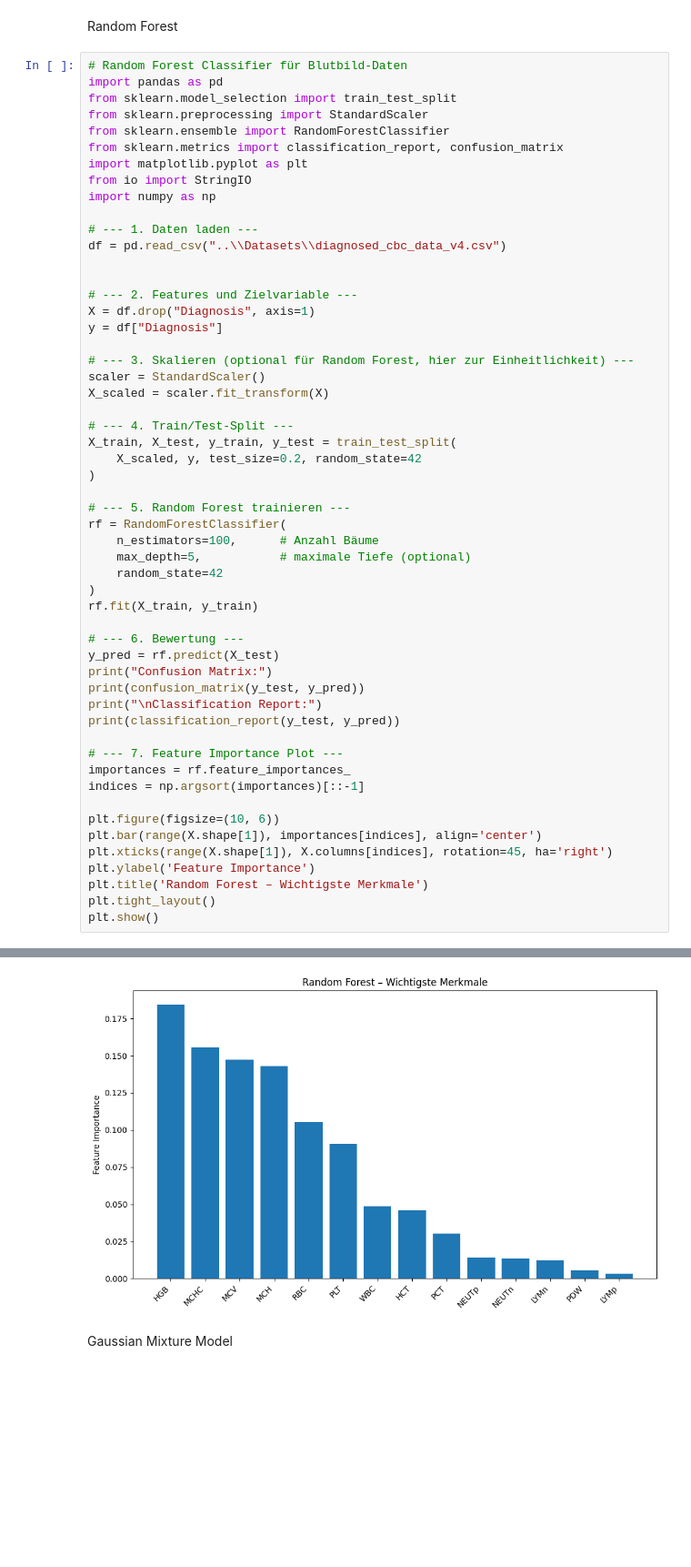
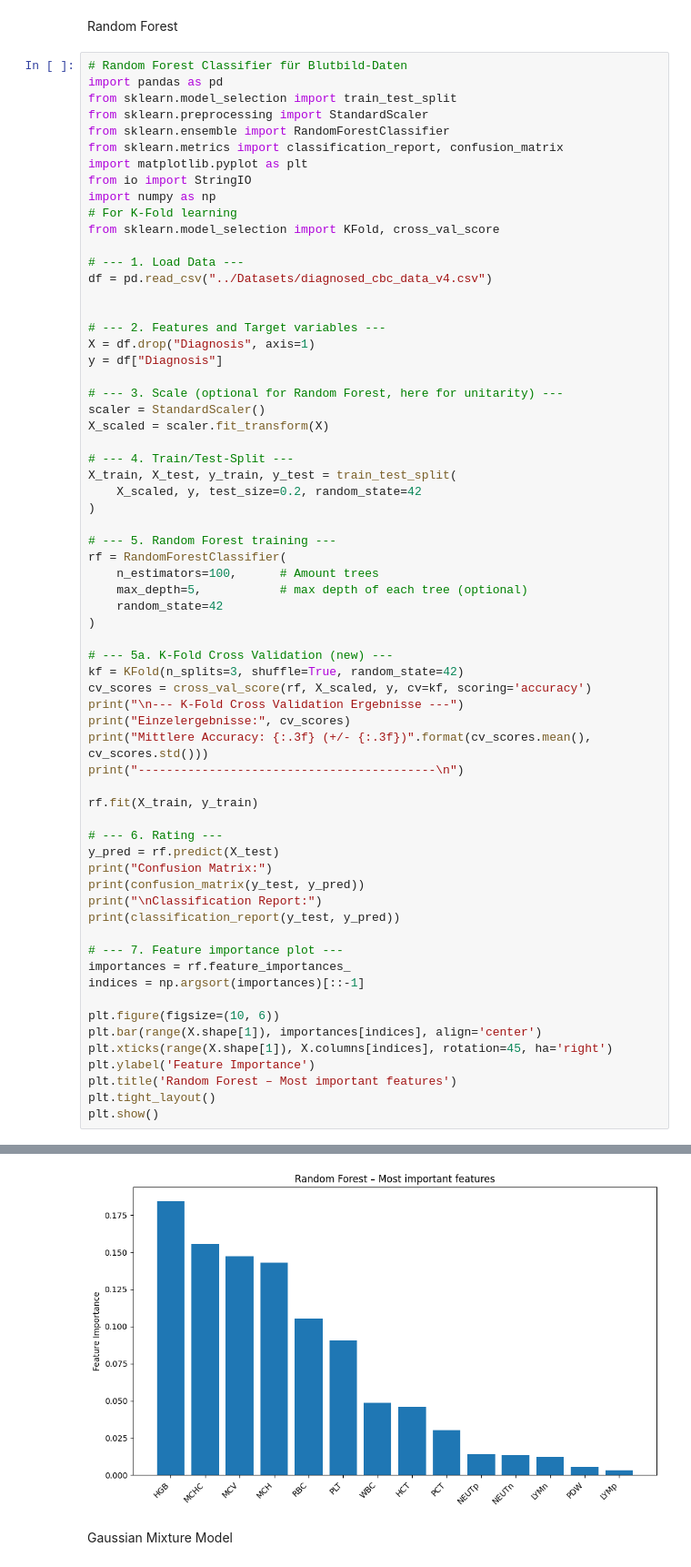
Before and after one commit to ave-the/DSPRO1, a Jupyter notebook: Predictors/DiseaseClassifier.ipynb, the cells around one changed output, grey strips where cells are left out. Shown at 91% size. Drawn from its saved outputs; the diff is of its cells as text; blank space fills up the shorter version.

Commit message:
K-Fold Cross Validation

```diff
--- a/Predictors/DiseaseClassifier.ipynb
+++ b/Predictors/DiseaseClassifier.ipynb
@@ -146,16 +157,18 @@ from sklearn.metrics import classification_report, confusion_matrix
 import matplotlib.pyplot as plt
 from io import StringIO
 import numpy as np
+# For K-Fold learning
+from sklearn.model_selection import KFold, cross_val_score
 
-# --- 1. Daten laden ---
-df = pd.read_csv("..\\Datasets\\diagnosed_cbc_data_v4.csv")
+# --- 1. Load Data ---
+df = pd.read_csv("../Datasets/diagnosed_cbc_data_v4.csv")
 
 
-# --- 2. Features und Zielvariable ---
+# --- 2. Features and Target variables ---
 X = df.drop("Diagnosis", axis=1)
 y = df["Diagnosis"]
 
-# --- 3. Skalieren (optional für Random Forest, hier zur Einheitlichkeit) ---
+# --- 3. Scale (optional for Random Forest, here for unitarity) ---
 scaler = StandardScaler()
 X_scaled = scaler.fit_transform(X)
 
@@ -164,22 +177,31 @@ X_train, X_test, y_train, y_test = train_test_split(
     X_scaled, y, test_size=0.2, random_state=42
 )
 
-# --- 5. Random Forest trainieren ---
+# --- 5. Random Forest training ---
 rf = RandomForestClassifier(
-    n_estimators=100,      # Anzahl Bäume
-    max_depth=5,           # maximale Tiefe (optional)
+    n_estimators=100,      # Amount trees
+    max_depth=5,           # max depth of each tree (optional)
     random_state=42
 )
+
+# --- 5a. K-Fold Cross Validation (new) ---
+kf = KFold(n_splits=3, shuffle=True, random_state=42)
+cv_scores = cross_val_score(rf, X_scaled, y, cv=kf, scoring='accuracy')
+print("\n--- K-Fold Cross Validation Ergebnisse ---")
+print("Einzelergebnisse:", cv_scores)
+print("Mittlere Accuracy: {:.3f} (+/- {:.3f})".format(cv_scores.mean(), cv_scores.std()))
+print("------------------------------------------\n")
+
 rf.fit(X_train, y_train)
 
-# --- 6. Bewertung ---
+# --- 6. Rating ---
 y_pred = rf.predict(X_test)
 print("Confusion Matrix:")
 print(confusion_matrix(y_test, y_pred))
 print("\nClassification Report:")
 print(classification_report(y_test, y_pred))
 
-# --- 7. Feature Importance Plot ---
+# --- 7. Feature importance plot ---
 importances = rf.feature_importances_
 indices = np.argsort(importances)[::-1]
 
@@ -187,7 +209,7 @@ plt.figure(figsize=(10, 6))
 plt.bar(range(X.shape[1]), importances[indices], align='center')
 plt.xticks(range(X.shape[1]), X.columns[indices], rotation=45, ha='right')
 plt.ylabel('Feature Importance')
-plt.title('Random Forest – Wichtigste Merkmale')
+plt.title('Random Forest – Most important features')
 plt.tight_layout()
 plt.show()
 # %% [output]
@@ -207,8 +229,8 @@ Classification Report:
 
                       accuracy                           0.97       257
                      macro avg       0.88      0.83      0.85       257
                   weighted avg       0.97      0.97      0.97       257
-[figure, old version]
+[figure, new version]
 # %% [markdown]
 Gaussian Mixture Model
 # %%
```
Also changed, not shown: parts of 2 cells of this notebook, 1 other file.
